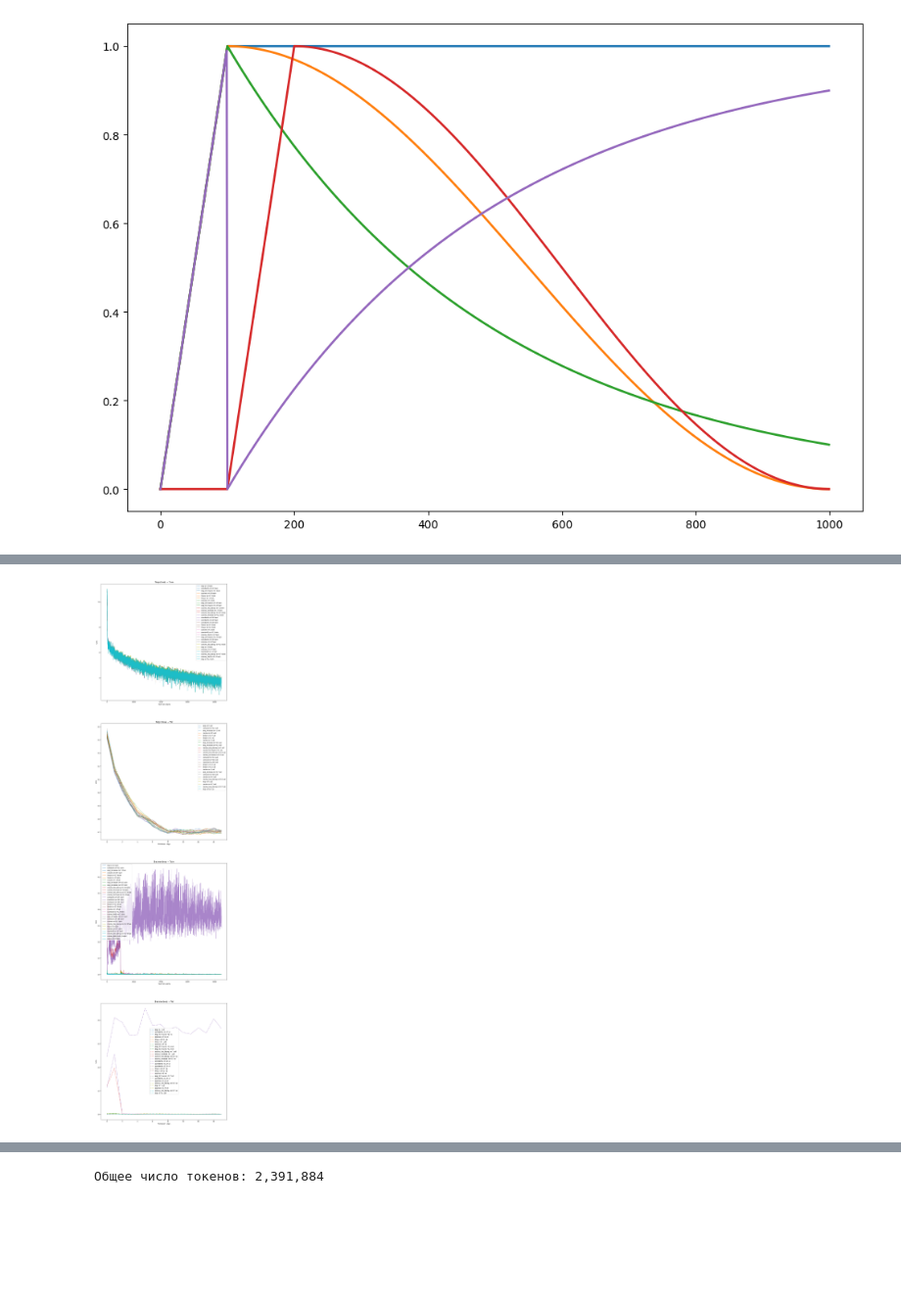
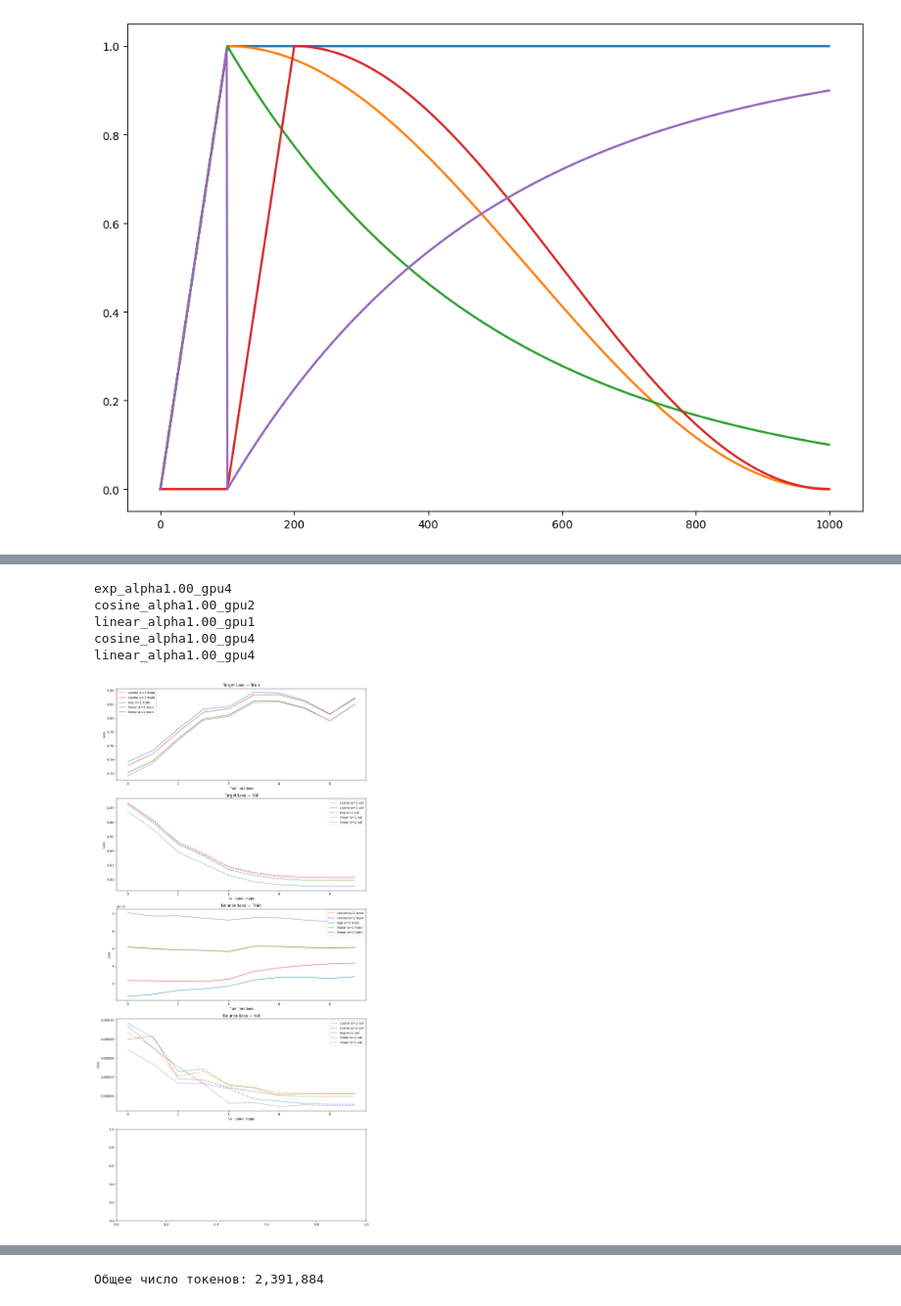
Before and after one commit to PavelPaha/Federated-Mixture-of-Experts-with-Personalized-Weighting, a Jupyter notebook: exp.ipynb, the cells around one changed output, grey strips where cells are left out. Shown at 98% size. Saved outputs shown, nothing was run; the diff lists cells and outputs as text; code cells hidden in the pictures; blank space fills up the shorter version.

```diff
--- a/exp.ipynb
+++ b/exp.ipynb
@@ -1,3 +1,12 @@
+# %%
+def ema_smooth(data, alpha=0.3):
+    """Экспоненциальное сглаживание."""
+    if not data:
+        return []
+    smoothed = [data[0]]
+    for x in data[1:]:
+        smoothed.append(alpha * x + (1 - alpha) * smoothed[-1])
+    return smoothed
 # %%
 import os
 import json
@@ -405,12 +457,25 @@ def visualize_experiments(dirs: list[str], suffix=None):
 # %%
-exp_dirs = [
-    "constant_alpha0.20_gpu2",
-    # "linear_alpha0.50_gpu0",
-    # "cosine_alpha0.70_gpu0"
-]
-
-exp_dirs = [d for d in os.listdir() if d[:-1].endswith('gpu')]
+# exp_dirs = [
+#     "metrics/constant_alpha0.40_gpu4",
+#     # "linear_alpha0.50_gpu0",
+#     # "cosine_alpha0.70_gpu0"
+# ]
+nigger = ['const', 'rise', 'saw', 'incre']
+# nigger = []
+exp_dirs = []
+for d in os.listdir('metrics'):
+    # if d[:-1].endswith('gpu'):
+    #     exp_dirs.append(f'metrics/{d}')
+    # print(d, nigger[0], nigger[0] in d)
+    if not any(item in d for item in nigger):
+        print(d)
+        exp_dirs.append(f'metrics/{d}')
 import os
-visualize_experiments(exp_dirs, suffix=None)
+visualize_experiments(exp_dirs, suffix=10)
 # %% [output]
+exp_alpha1.00_gpu4
+cosine_alpha1.00_gpu2
+linear_alpha1.00_gpu1
+cosine_alpha1.00_gpu4
+linear_alpha1.00_gpu4
-[figure, old version]
+[figure, new version]
```
Also changed, not shown: parts of 8 cells of this notebook, 5 other files.
